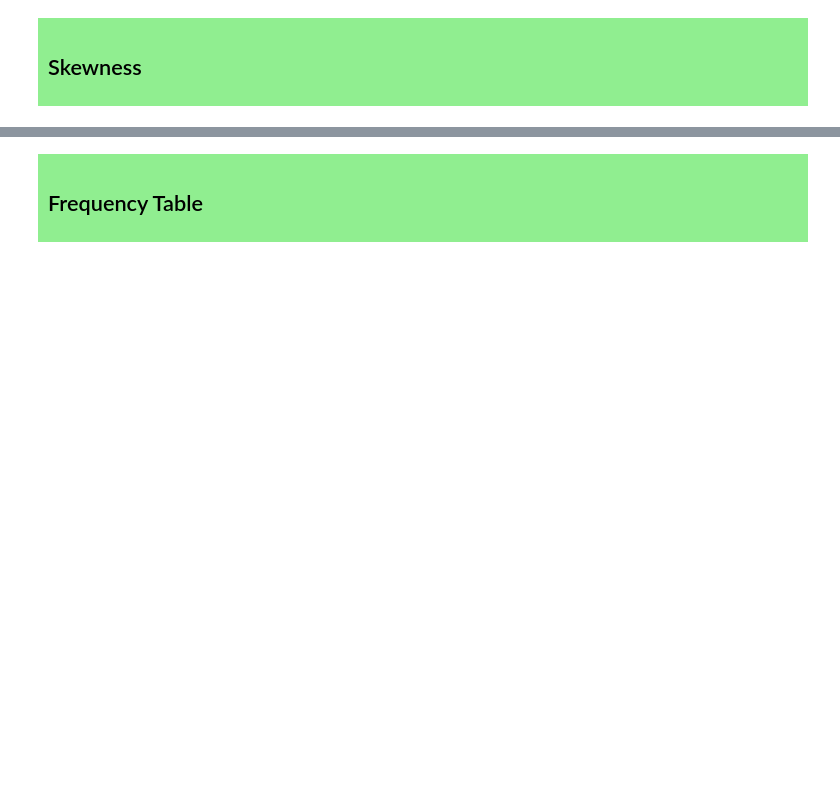
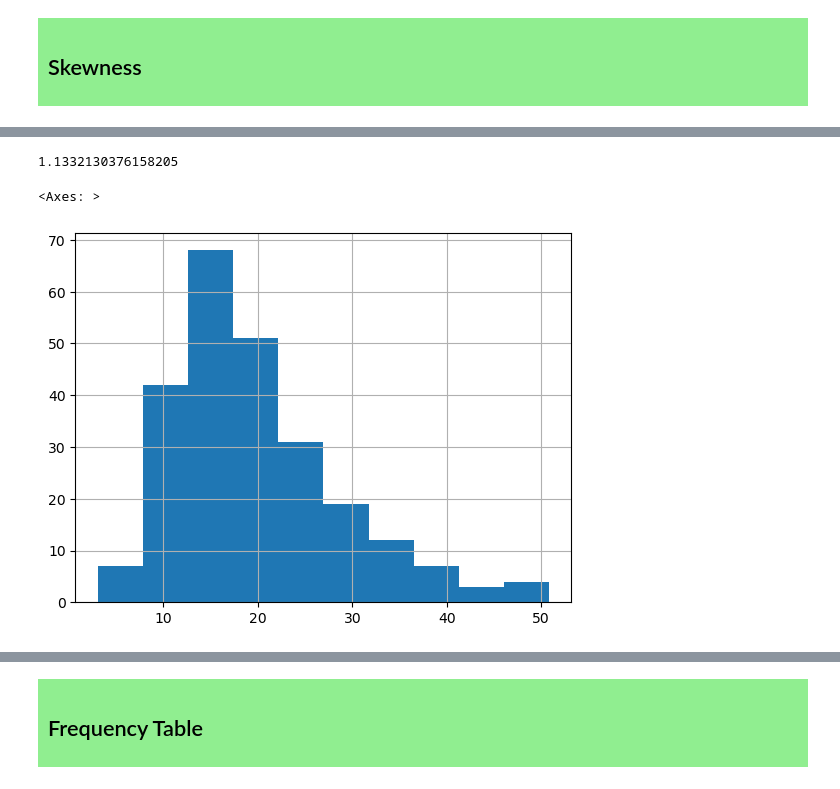
Before and after one commit to andkuster/learning-python, a Jupyter notebook: day_20.ipynb, the cells around one changed output, grey strips where cells are left out. Drawn from its saved outputs; the diff is of its cells as text; code cells hidden in the pictures; blank space fills up the shorter version.

```diff
--- a/day_20.ipynb
+++ b/day_20.ipynb
@@ -568,0 +615,9 @@ The coefficient varies between -1 and 1:
+# %%
+df_tips['total_bill'].skew()
+# %% [output]
+1.1332130376158205
+# %%
+df_tips['total_bill'].hist()
+# %% [output]
+<Axes: >
+[figure, added]
```
Also changed, not shown: parts of 15 cells of this notebook.
